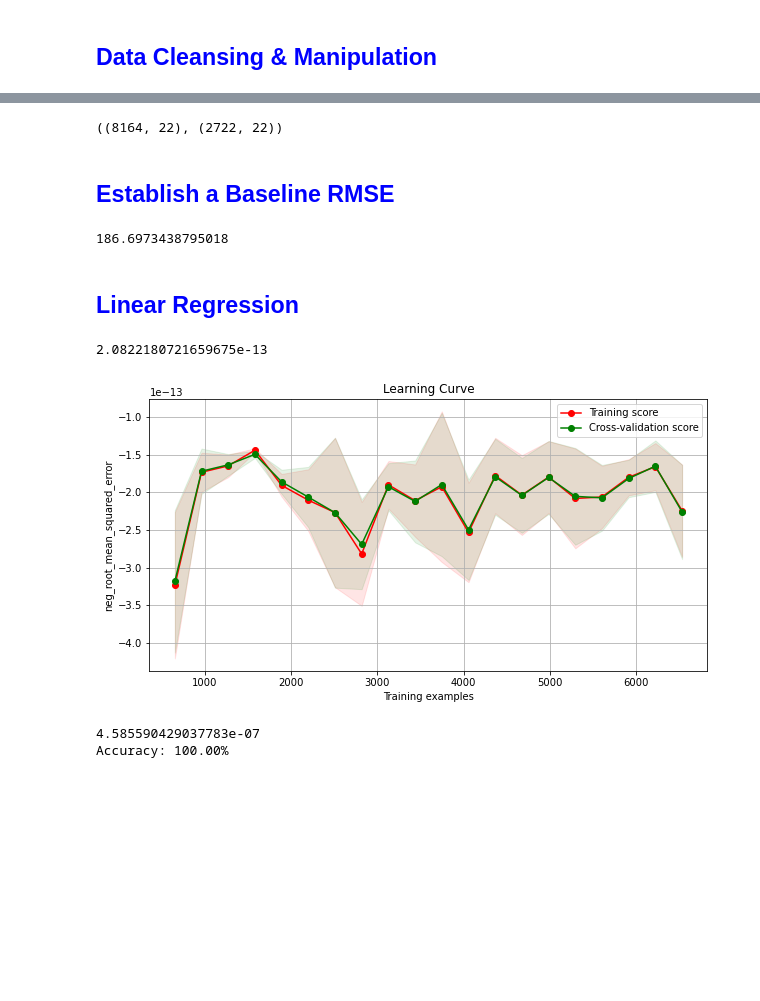
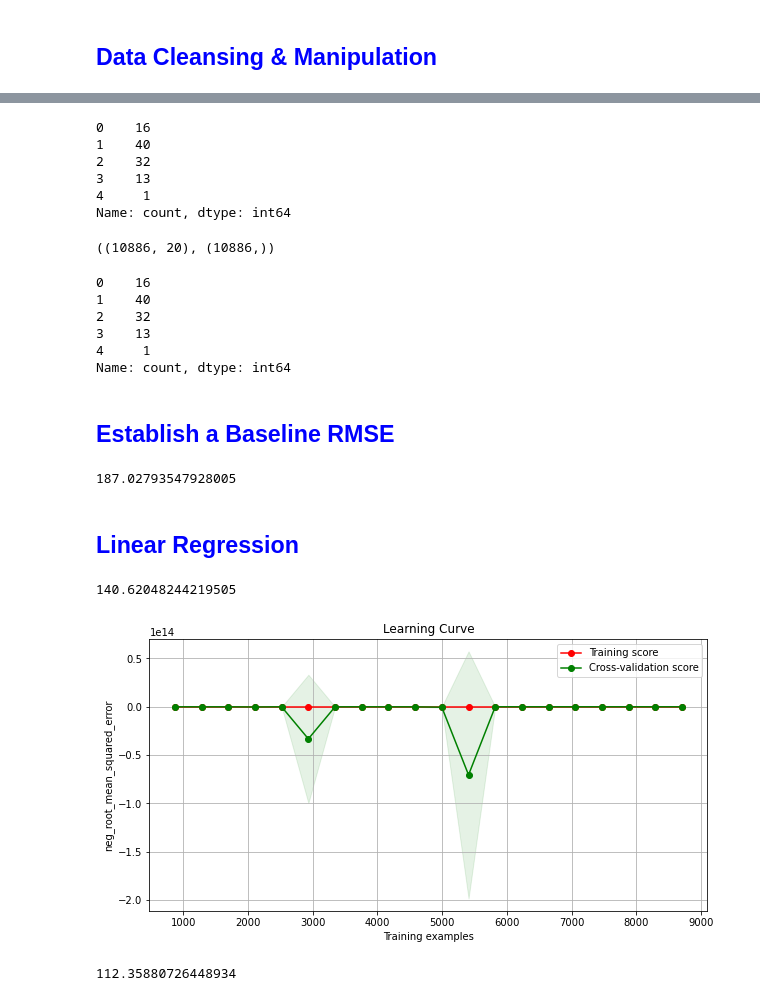
Before and after one commit to zspieges/bike-share-pred, a Jupyter notebook: BikeShare.ipynb, the cells around one changed output, grey strips where cells are left out. Saved outputs shown, nothing was run; the diff lists cells and outputs as text; code cells hidden in the pictures; blank space fills up the shorter version.

```diff
--- a/BikeShare.ipynb
+++ b/BikeShare.ipynb
@@ -119,3 +155,4 @@ data["hour"] = (
 # %%
 #drop datetimes
-data.drop(columns=['datetime'], inplace=True)
+train.drop(columns=['datetime'], inplace = True)
+test.drop(columns=['datetime'], inplace=True)
@@ -121,0 +161,4 @@ data.drop(columns=['datetime'], inplace=True)
+# %%
+#also drop casual and registered
+#count will be out "y" or output
+train.drop(columns=['casual', 'registered'], inplace = True)
@@ -122,9 +185,6 @@ data.drop(columns=['datetime'], inplace=True)
 # %%
-#split the dataset
-X_train, X_test, y_train, y_test = train_test_split(
-    data.drop(columns=['count']),
-    data['count'],
-    random_state=32
-)
+#split the training dataset into X and Y, define x test
+Y_train = train['count']
+X_train = train.drop(columns=['count'])
 
-X_train.head()
+X_test = test
@@ -138,3 +201,12 @@ X_train.head()
+# %%
+Y_train.head()
+# %% [output]
+0    16
+1    40
+2    32
+3    13
+4     1
+Name: count, dtype: int64
 # %%
 #discern between attribs
 cat_attribs = ["season", "holiday", "workingday", "weather"]
@@ -156,41 +228,51 @@ X_train = full_pipeline.fit_transform(X_train)
 
 X_test = full_pipeline.transform(X_test)
 
-X_train.shape, X_test.shape
+X_train.shape, Y_train.shape
 # %% [output]
-((8164, 22), (2722, 22))
+((10886, 20), (10886,))
+# %%
+Y_train.head()
+# %% [output]
+0    16
+1    40
+2    32
+3    13
+4     1
+Name: count, dtype: int64
 # %% [markdown]
 ## <font color=blue>Establish a Baseline RMSE
 # %%
 #baseline determination
-baseline_prediction = y_train.median()
-predictions = np.full(shape=8164, fill_value = baseline_prediction)
-baseline_rmse = mean_squared_error(y_train, predictions, squared=False)
+baseline_prediction = Y_train.median()
+predictions = np.full(shape=10886, fill_value = baseline_prediction)
+baseline_rmse = mean_squared_error(Y_train, predictions, squared=False)
 print(baseline_rmse)
 # %% [output]
-186.6973438795018
+187.02793547928005
 # %% [markdown]
 ## <font color=blue>Linear Regression
 # %%
 #linear regression
 lin_reg = LinearRegression()
-lin_reg.fit(X_train,y_train)
+lin_reg.fit(X_train,Y_train)
 predictions = lin_reg.predict(X_train)
-lin_rmse = mean_squared_error(y_train, predictions, squared=False)
+lin_rmse = mean_squared_error(Y_train, predictions, squared=False)
 print(lin_rmse)
 # %% [output]
-2.0822180721659675e-13
+140.62048244219505
 # %%
-plot_learning_curve1(lin_reg, X_train, y_train)
+plot_learning_curve1(lin_reg, X_train, Y_train)
 # %% [output]
-[figure, old version]
+[figure, new version]
 # %%
 #eval test set
-predictions = lin_reg.predict(X_test)
-linreg_mse = mean_squared_error(y_test, predictions, squared=False)
-print(linreg_rmse)
-acc = lin_reg.score(X_train, y_train)
-print('Accuracy: {:.2f}%'.format(acc*100))
+Y_test = lin_reg.predict(X_test)
+
+prediction = statistics.median(Y_test)
+predictions = np.full(shape=6493, fill_value = prediction)
+
+linreg_mse = mean_squared_error(Y_test, predictions, squared=False)
+print(linreg_mse)
 # %% [output]
-4.585590429037783e-07
-Accuracy: 100.00%
+112.35880726448934
```
Also changed, not shown: parts of 16 cells of this notebook.
